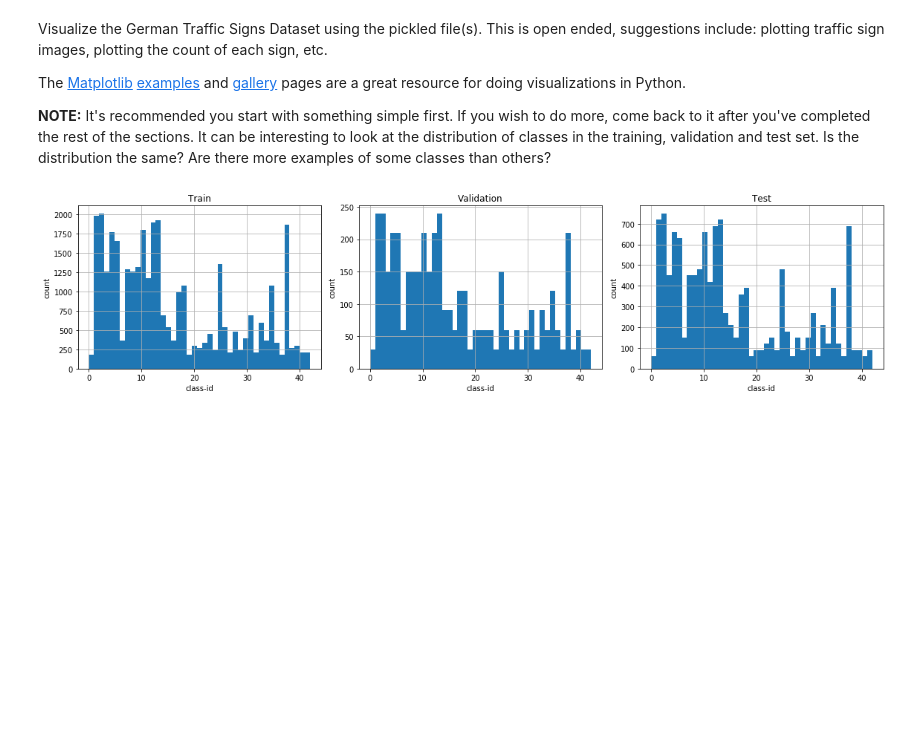
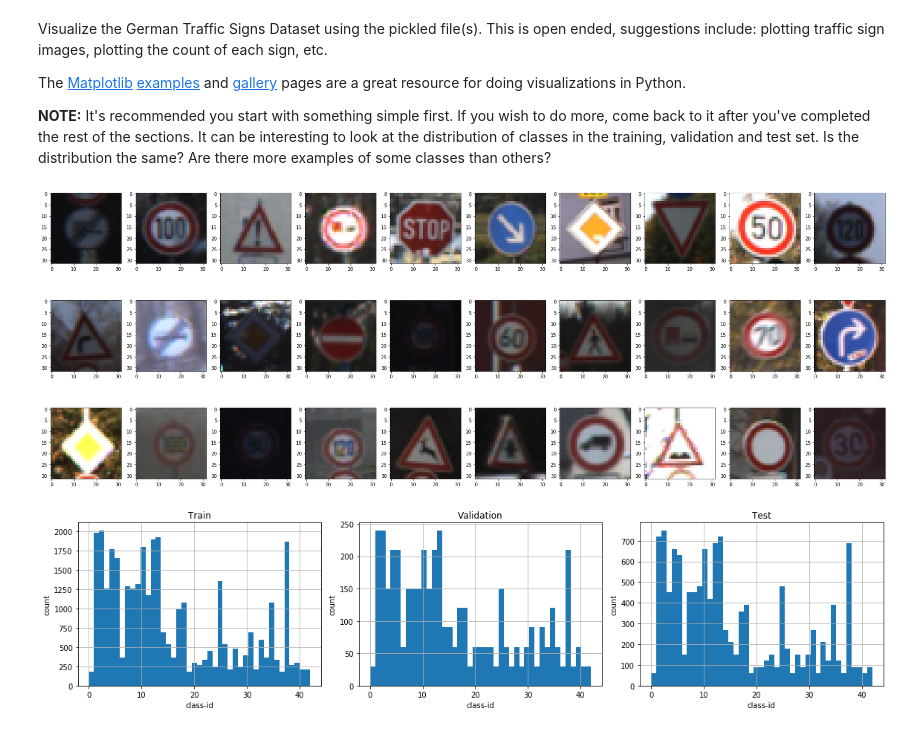
Before and after one commit to thm2kor/Udacity-CarND-Traffic-Sign-Classifier, a Jupyter notebook: Traffic_Sign_Classifier.ipynb, the cells around one changed output. Drawn from its saved outputs; the diff is of its cells as text; code cells hidden in the pictures; blank space fills up the shorter version.

Commit message:
EDA and label distribution charts completed

```diff
--- a/Traffic_Sign_Classifier.ipynb
+++ b/Traffic_Sign_Classifier.ipynb
@@ -90,4 +96,22 @@ Visualize the German Traffic Signs Dataset using the pickled file(s). This is op
 The [Matplotlib](http://matplotlib.org/) [examples](http://matplotlib.org/examples/index.html) and [gallery](http://matplotlib.org/gallery.html) pages are a great resource for doing visualizations in Python.
 
 **NOTE:** It's recommended you start with something simple first. If you wish to do more, come back to it after you've completed the rest of the sections. It can be interesting to look at the distribution of classes in the training, validation and test set. Is the distribution the same? Are there more examples of some classes than others?
+# %%
+from matplotlib import pyplot as plt
+import random
+
+### Data exploration visualization
+def random_plot(X_train, y_train, image_count):
+    images_per_row = 10
+    rows = int(np.floor(image_count/images_per_row))
+    length_train_data = len(X_train)
+
+    indexs = random.sample(range(length_train_data), image_count)
+    fig, axes = plt.subplots(rows,images_per_row, figsize=(32,12))
+    for ax , index in zip( axes.flatten(), indexs) :
+        ax.imshow(X_train[index])
+
+random_plot(X_train, y_train,  30)
+# %% [output]
+[figure, added]
 # %%
```
Also changed, not shown: parts of 3 cells of this notebook, 1 other file.
